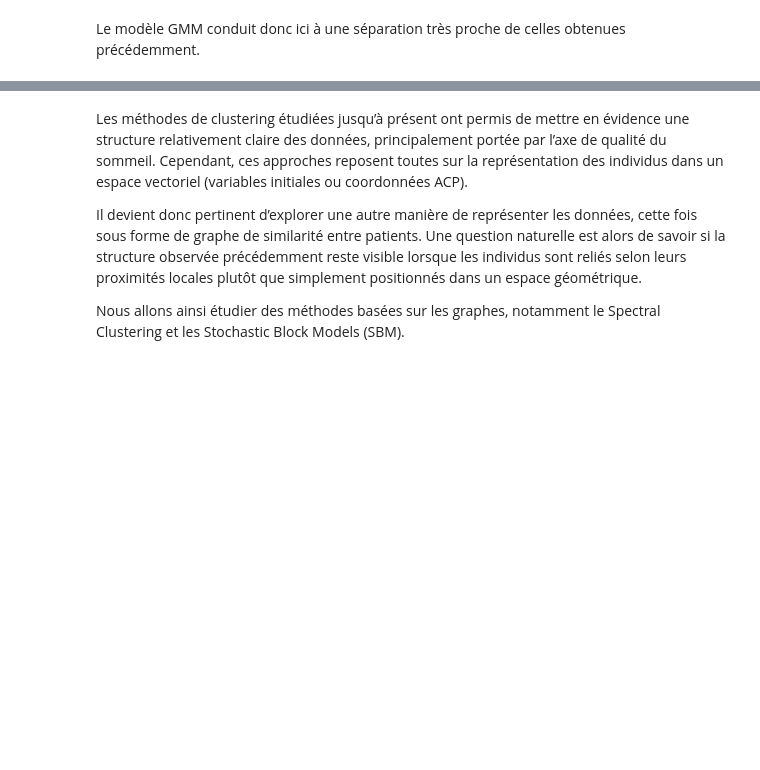
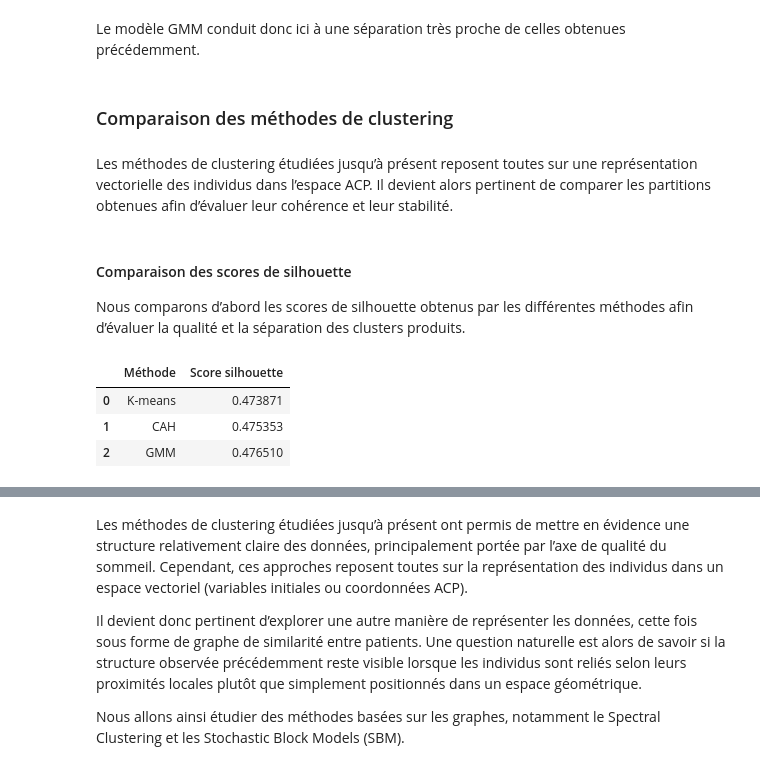
Before and after one commit to AhmedBousbih/Projet-analyse-de-donn-es, a Jupyter notebook: Projet_Analyse_de_données.ipynb, the cells around one changed output, grey strips where cells are left out. Drawn from its saved outputs; the diff is of its cells as text; code cells hidden in the pictures; blank space fills up the shorter version.

```diff
--- a/Projet_Analyse_de_données.ipynb
+++ b/Projet_Analyse_de_données.ipynb
@@ -1213,3 +1213,33 @@ Sur le plan factoriel, la séparation entre les deux groupes se fait principalem
 Cette représentation confirme ainsi l’existence de deux profils de sommeil bien distincts au sein des données.
 # %% [markdown]
 Le modèle GMM conduit donc ici à une séparation très proche de celles obtenues précédemment.
+# %% [markdown]
+### Comparaison des méthodes de clustering
+# %% [markdown]
+Les méthodes de clustering étudiées jusqu’à présent reposent toutes sur une représentation vectorielle des individus dans l’espace ACP. Il devient alors pertinent de comparer les partitions obtenues afin d’évaluer leur cohérence et leur stabilité.
+# %% [markdown]
+#### Comparaison des scores de silhouette
+
+Nous comparons d’abord les scores de silhouette obtenus par les différentes méthodes afin d’évaluer la qualité et la séparation des clusters produits.
+# %%
+scores = pd.DataFrame({
+
+    "Méthode": [
+        "K-means",
+        "CAH",
+        "GMM"
+    ],
+
+    "Score silhouette": [
+        silhouette_score(X_PCA, clusters),
+        silhouette_score(X_PCA, clusters_cah),
+        silhouette_score(X_PCA, clusters_gmm)
+    ]
+})
+
+scores
+# %% [output]
+|  | Méthode | Score silhouette |
+| 0 | K-means | 0.473871 |
+| 1 | CAH | 0.475353 |
+| 2 | GMM | 0.476510 |
```
Also changed, not shown: parts of 16 cells of this notebook.
